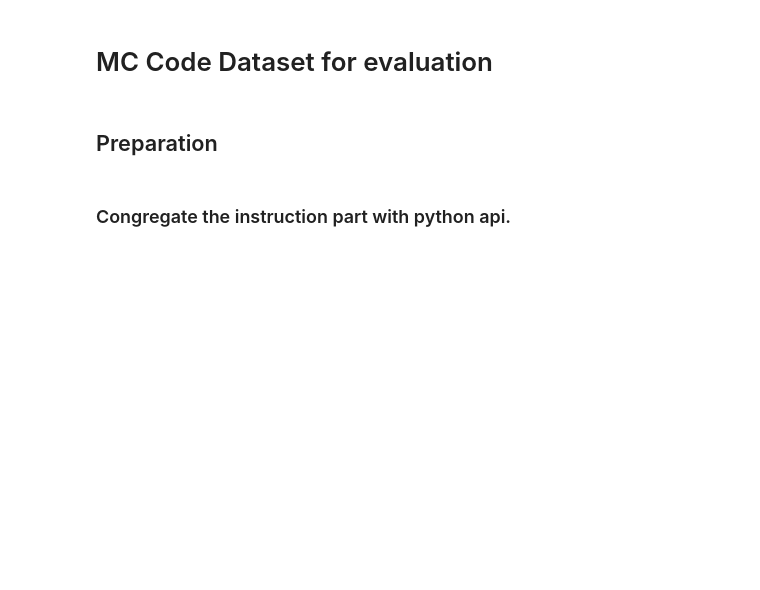
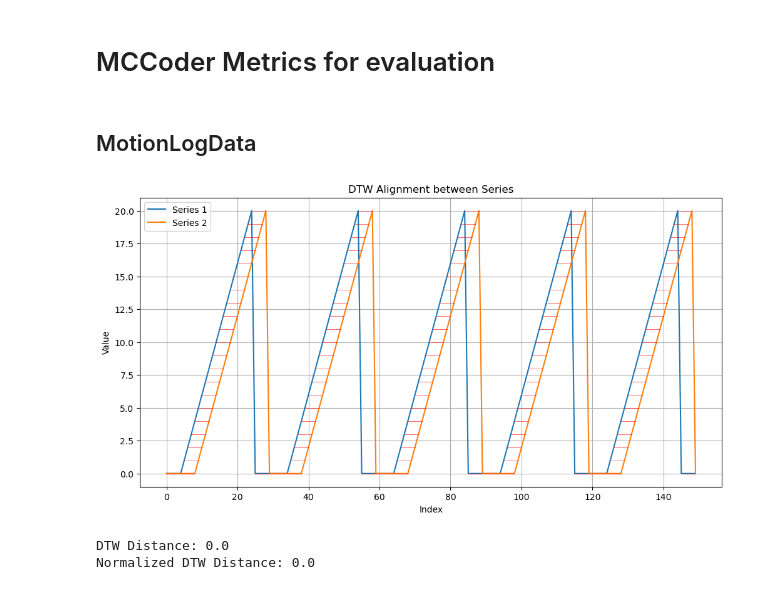
Before and after one commit to MCCodeAI/MCCode, a Jupyter notebook: MCCoder_Metrics.ipynb, the cells around one changed output. Cells and saved outputs as stored; diff of their text form; code cells hidden in the pictures; blank space fills up the shorter version.

```diff
--- a/MCCoder_Metrics.ipynb
+++ b/MCCoder_Metrics.ipynb
@@ -1,6 +1,4 @@
 # %% [markdown]
-# MC Code Dataset for evaluation
+# MCCoder Metrics for evaluation
 # %% [markdown]
-## Preparation
+## MotionLogData
-# %% [markdown]
-### Congregate the instruction part with python api.
@@ -67,0 +5,49 @@ print(f"Updated file saved to {file1_path}")
+# %%
+import numpy as np
+import matplotlib.pyplot as plt
+from fastdtw import fastdtw
+
+# Create two time series with data 10 times larger
+series1 = np.tile([0, 0, 0, 0, 0, 1, 2, 3, 4, 5, 6, 7, 8, 9, 10, 11, 12, 13, 14, 15, 16, 17, 18, 19, 20, 0, 0, 0, 0, 0], 5)
+series2 = np.tile([0, 0, 0, 0, 0, 0, 0, 0, 0, 1, 2, 3, 4, 5, 6, 7, 8, 9, 10, 11, 12, 13, 14, 15, 16, 17, 18, 19, 20, 0],5)
+
+# Pad the shorter series to match the length of the longer series
+if len(series1) < len(series2):
+    padding = np.full(len(series2) - len(series1), series1[-1])
+    series1 = np.concatenate([series1, padding])
+elif len(series2) < len(series1):
+    padding = np.full(len(series1) - len(series2), series2[-1])
+    series2 = np.concatenate([series2, padding])
+
+# Calculate the DTW distance and the path
+distance, path = fastdtw(series1, series2)
+
+# Normalize the DTW distance to a range of 0 to 1
+max_possible_distance = np.sum(np.abs(series1 - series2))
+normalized_distance = distance / max_possible_distance if max_possible_distance != 0 else 0
+
+# Convert the path to a NumPy array for easier handling
+path = np.array(path)
+
+# Plot the series
+plt.figure(figsize=(12, 6))
+plt.plot(series1, label='Series 1')
+plt.plot(series2, label='Series 2')
+
+# Plot the connections between matched points with thinner red lines
+for (map1, map2) in path:
+    plt.plot([map1, map2], [series1[map1], series2[map2]], 'r', linewidth=0.4)
+
+plt.title('DTW Alignment between Series')
+plt.xlabel('Index')
+plt.ylabel('Value')
+plt.legend()
+plt.grid(True)
+plt.show()
+
+print("DTW Distance:", distance)
+print("Normalized DTW Distance:", normalized_distance)
+# %% [output]
+[figure, added]
+DTW Distance: 0.0
+Normalized DTW Distance: 0.0
```
Also changed, not shown: parts of 24 cells of this notebook, 1 other file.
